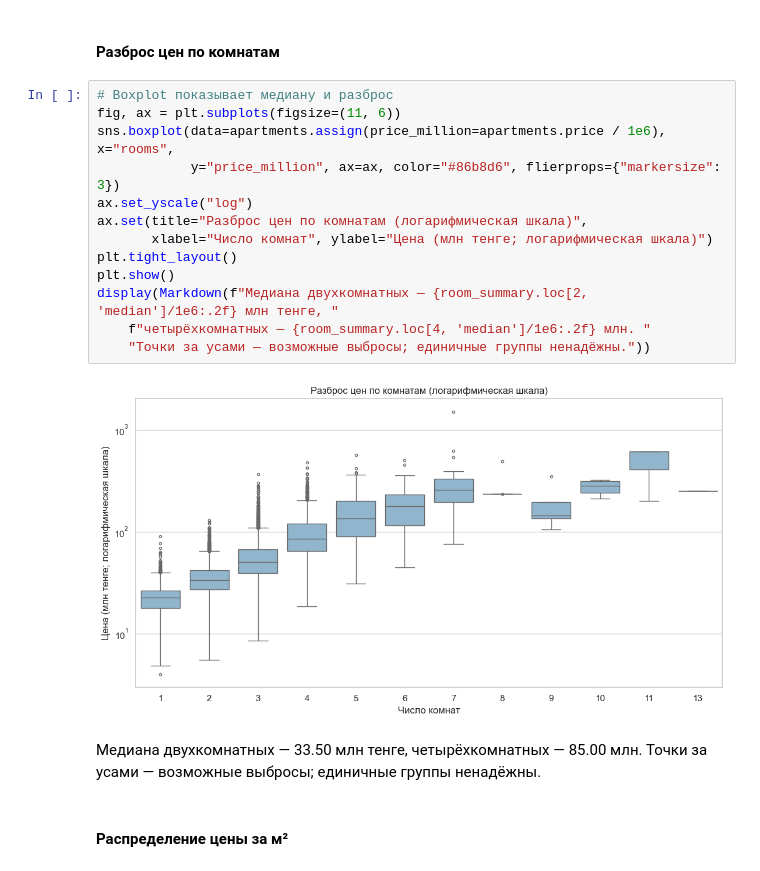
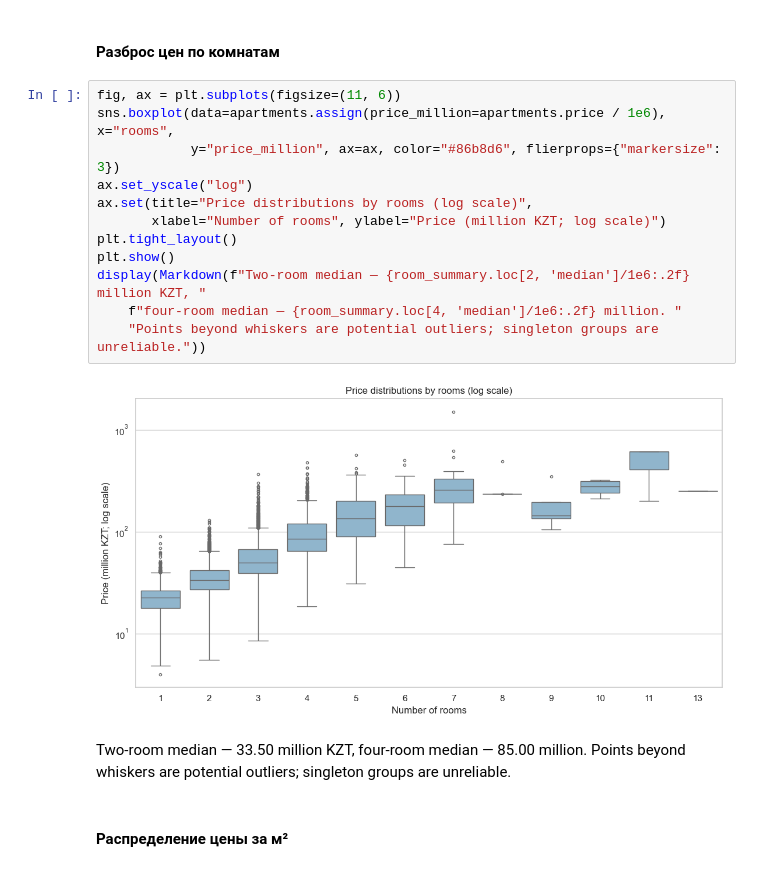
Before and after one commit to zhek1chann/pda, a Jupyter notebook: assignment_2/tasks_3_4_pandas.ipynb, the cells around one changed output. Drawn from its saved outputs; the diff is of its cells as text.

```diff
--- a/assignment_2/tasks_3_4_pandas.ipynb
+++ b/assignment_2/tasks_3_4_pandas.ipynb
@@ -509,21 +499,20 @@ display(Markdown(f"Связь площади с ценой: **r={area_price_r:.3
 # %% [markdown]
 #### Разброс цен по комнатам
 # %%
-# Boxplot показывает медиану и разброс
 fig, ax = plt.subplots(figsize=(11, 6))
 sns.boxplot(data=apartments.assign(price_million=apartments.price / 1e6), x="rooms",
             y="price_million", ax=ax, color="#86b8d6", flierprops={"markersize": 3})
 ax.set_yscale("log")
-ax.set(title="Разброс цен по комнатам (логарифмическая шкала)",
-       xlabel="Число комнат", ylabel="Цена (млн тенге; логарифмическая шкала)")
+ax.set(title="Price distributions by rooms (log scale)",
+       xlabel="Number of rooms", ylabel="Price (million KZT; log scale)")
 plt.tight_layout()
 plt.show()
-display(Markdown(f"Медиана двухкомнатных — {room_summary.loc[2, 'median']/1e6:.2f} млн тенге, "
-    f"четырёхкомнатных — {room_summary.loc[4, 'median']/1e6:.2f} млн. "
-    "Точки за усами — возможные выбросы; единичные группы ненадёжны."))
+display(Markdown(f"Two-room median — {room_summary.loc[2, 'median']/1e6:.2f} million KZT, "
+    f"four-room median — {room_summary.loc[4, 'median']/1e6:.2f} million. "
+    "Points beyond whiskers are potential outliers; singleton groups are unreliable."))
 # %% [output]
-[figure, old version]
+[figure, new version]
-Медиана двухкомнатных — 33.50 млн тенге, четырёхкомнатных — 85.00 млн. Точки за усами — возможные выбросы; единичные группы ненадёжны.
+Two-room median — 33.50 million KZT, four-room median — 85.00 million. Points beyond whiskers are potential outliers; singleton groups are unreliable.
 # %% [markdown]
 #### Распределение цены за м²
 # %%
```
Also changed, not shown: parts of 14 cells of this notebook, 2 other files.
